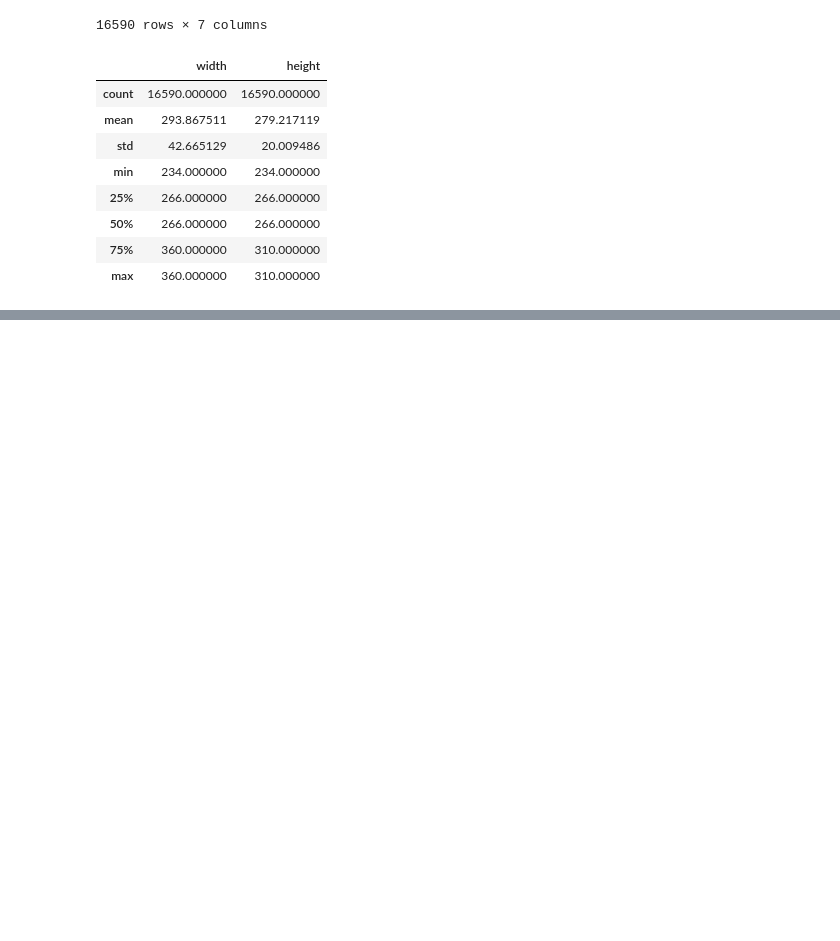
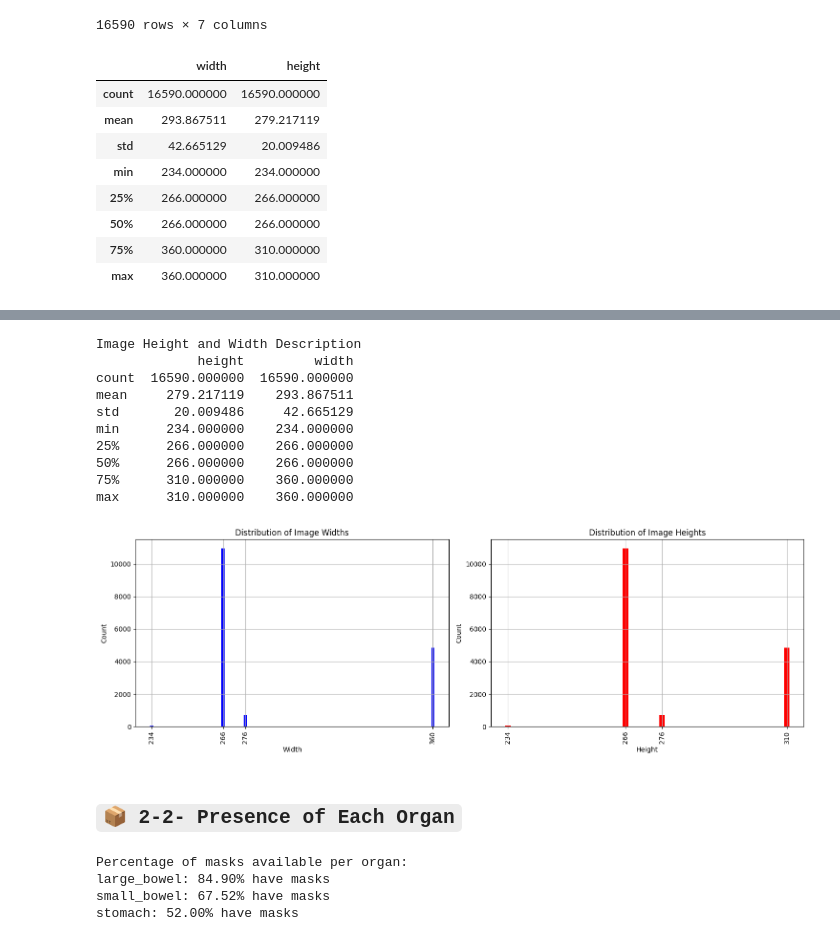
Before and after one commit to Hosein-Eskandari/Medical-Image-Segmentation, a Jupyter notebook: Medical-Image-Segmentation-UNet.ipynb, the cells around one changed output, grey strips where cells are left out. Saved outputs shown, nothing was run; the diff lists cells and outputs as text; code cells hidden in the pictures; blank space fills up the shorter version.

Commit message:
Added EDA section for segmentation project

```diff
--- a/Medical-Image-Segmentation-UNet.ipynb
+++ b/Medical-Image-Segmentation-UNet.ipynb
@@ -278,0 +287,2 @@ df_pivoted.to_csv('/content/drive/MyDrive/Dataset/uw-madison-gi-tract-image-segm
+# %%
+df = pd.read_csv('/content/drive/MyDrive/Dataset/uw-madison-gi-tract-image-segmentation/train_DF.csv', delimiter=',')
@@ -278,0 +319,55 @@ df_pivoted.to_csv('/content/drive/MyDrive/Dataset/uw-madison-gi-tract-image-segm
+# %%
+print("\nImage Height and Width Description")
+print(df[['height', 'width']].describe())
+
+width_value_counts = df['width'].value_counts().sort_index()
+height_value_counts = df['height'].value_counts().sort_index()
+
+fig, axes = plt.subplots(nrows=1, ncols=2, figsize=(15, 5))
+
+
+axes[0].bar(width_value_counts.index, width_value_counts.values, width=1.5, align='center', color='blue')
+axes[0].set_title("Distribution of Image Widths")
+axes[0].set_xlabel("Width")
+axes[0].set_ylabel("Count")
+axes[0].grid(True)
+axes[0].set_xticks(width_value_counts.index)
+axes[0].set_xticklabels(width_value_counts.index, rotation=90)
+
+
+axes[1].bar(height_value_counts.index, height_value_counts.values, width=1.5, align='center', color='red')
+axes[1].set_title("Distribution of Image Heights")
+axes[1].set_xlabel("Height")
+axes[1].set_ylabel("Count")
+axes[1].grid(True)
+axes[1].set_xticks(height_value_counts.index)
+axes[1].set_xticklabels(height_value_counts.index, rotation=90)
+
+
+plt.tight_layout()
+plt.show()
+# %% [output]
+Image Height and Width Description
+             height         width
+count  16590.000000  16590.000000
+mean     279.217119    293.867511
+std       20.009486     42.665129
+min      234.000000    234.000000
+25%      266.000000    266.000000
+50%      266.000000    266.000000
+75%      310.000000    360.000000
+max      310.000000    360.000000
+[figure, added]
+# %% [markdown]
+
+## **`📦 2-2- Presence of Each Organ`**
+# %%
+print("\nPercentage of masks available per organ:")
+for organ in ['large_bowel', 'small_bowel', 'stomach']:
+    presence = df[organ].notna().mean()
+    print(f"{organ}: {presence:.2%} have masks")
+# %% [output]
+Percentage of masks available per organ:
+large_bowel: 84.90% have masks
+small_bowel: 67.52% have masks
+stomach: 52.00% have masks
```
Also changed, not shown: parts of 19 cells of this notebook.
